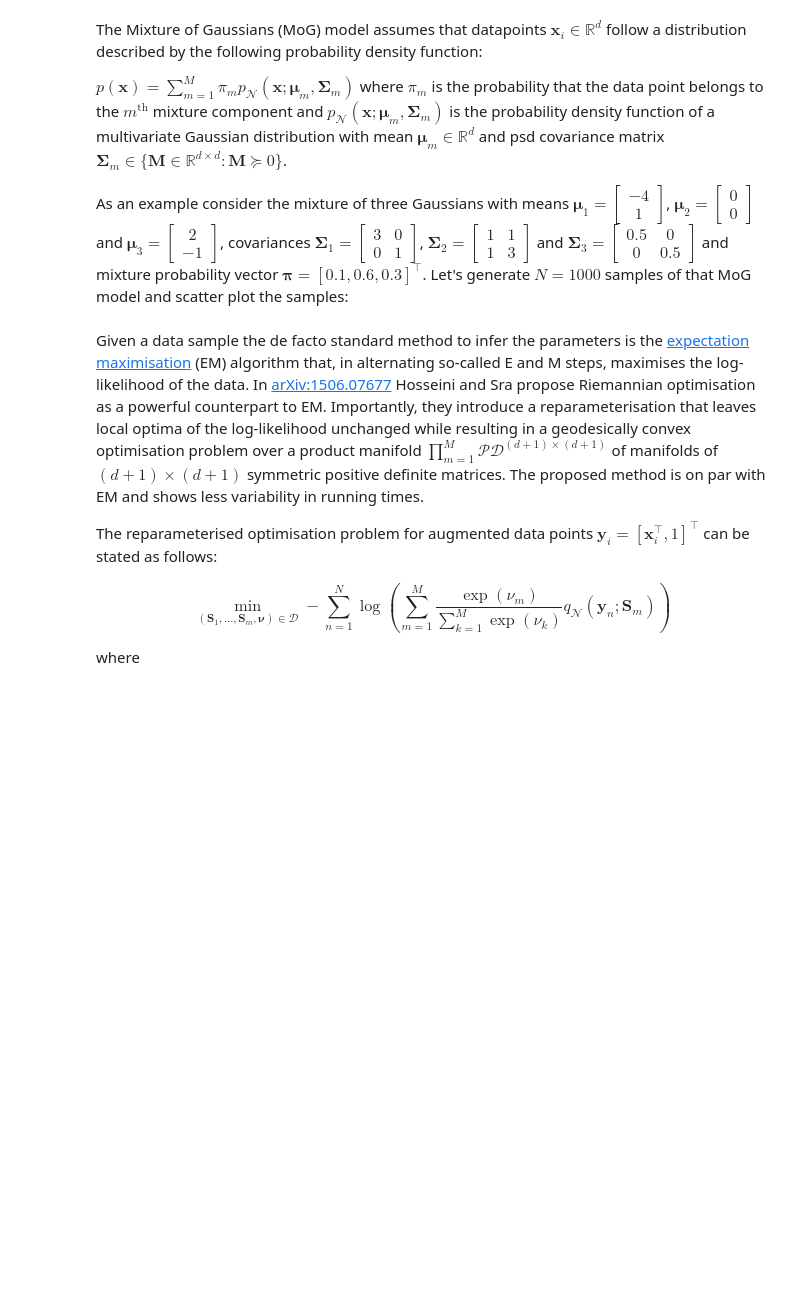
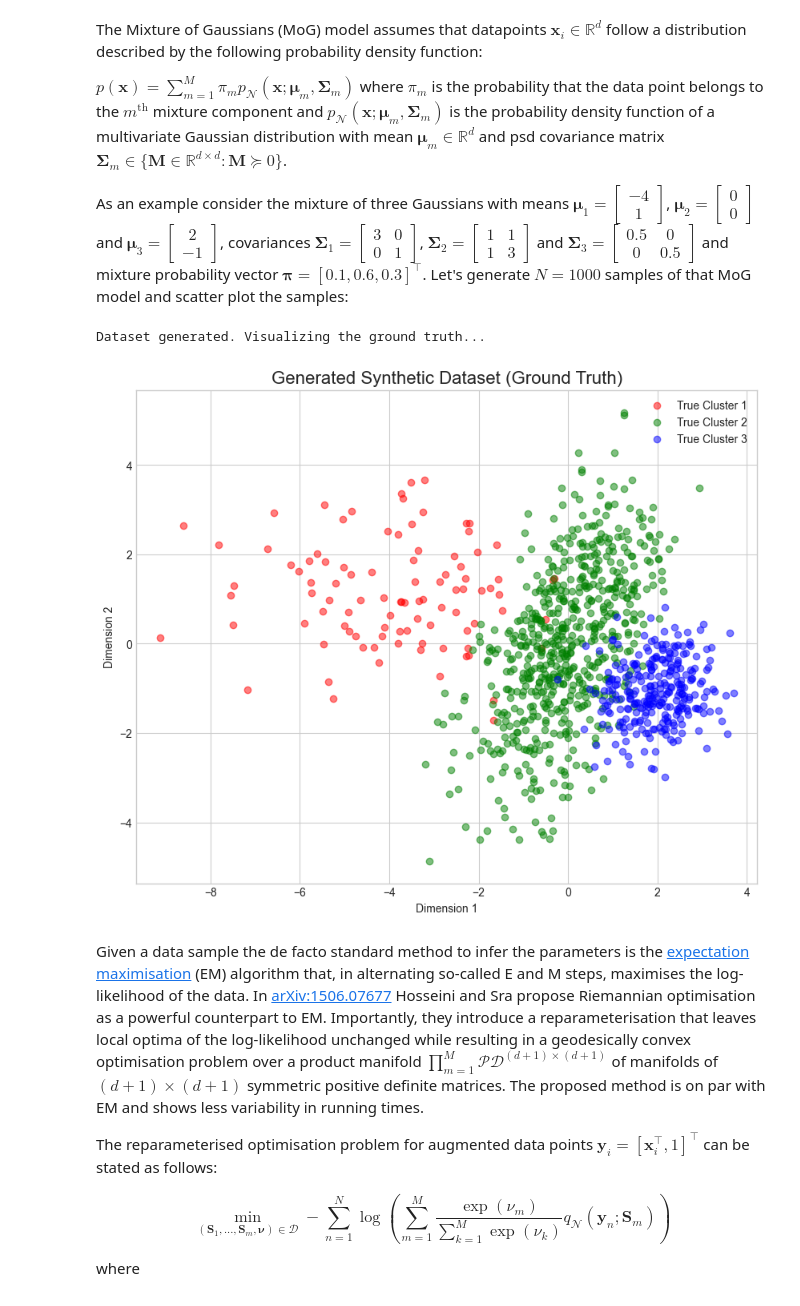
Before and after one commit to K-Class/pymanopt, a Jupyter notebook: examples/notebooks/mixture_of_gaussians.ipynb, the cells around one changed output. Cells and saved outputs as stored; diff of their text form; code cells hidden in the pictures; blank space fills up the shorter version.

```diff
--- a/examples/notebooks/mixture_of_gaussians.ipynb
+++ b/examples/notebooks/mixture_of_gaussians.ipynb
@@ -15,56 +15,71 @@ $\mathbf{\Sigma}_3 = \begin{bmatrix} 0.5 & 0 \\ 0 & 0.5 \end{bmatrix}$
 and mixture probability vector $\boldsymbol{\pi}=\left[0.1, 0.6, 0.3\right]^\top$.
 Let's generate $N=1000$ samples of that MoG model and scatter plot the samples:
 # %%
+# CODE 1: SYNTHETIC DATA GENERATION AND VISUALIZATION
+# ----------------------------------------------------
+
+# 1. Required Libraries
 import autograd.numpy as np
+import matplotlib.pyplot as plt
+import warnings
 
-
-np.set_printoptions(precision=2)
-import matplotlib.pyplot as plt
-
+# Suppress the specific "invalid value" RuntimeWarning from Pymanopt's ConjugateGradient.
+# This is a benign warning that occurs upon successful convergence.
+warnings.filterwarnings(
+    "ignore",
+    message="invalid value encountered in scalar divide",
+    category=RuntimeWarning,
+)
 
 %matplotlib inline
+plt.style.use('seaborn-v0_8-whitegrid')
+np.set_printoptions(precision=2, suppress=True)
 
-# Number of data points
-N = 1000
+# --- Step 1: Define Dataset Parameters ---
+N = 1000  # Number of data points
+D = 2     # Dimension of each data point
+K = 3     # Number of clusters
 
-# Dimension of each data point
-D = 2
-
-# Number of clusters
-K = 3
-
+# Ground Truth model parameters
 pi = [0.1, 0.6, 0.3]
 mu = [np.array([-4, 1]), np.array([0, 0]), np.array([2, -1])]
 Sigma = [
-    np.array([[3, 0], [0, 1]]),
-    np.array([[1, 1.0], [1, 3]]),
-    0.5 * np.eye(2),
+    np.array([[3.0, 0.0], [0.0, 1.0]]),
+    np.array([[1.0, 1.0], [1.0, 3.0]]),
+    0.5 * np.eye(D)
 ]
 
+# --- Step 2: Generate Synthetic Data from Parameters ---
 components = np.random.choice(K, size=N, p=pi)
 samples = np.zeros((N, D))
-# For each component, generate all needed samples
 for k in range(K):
-    # indices of current component in X
-    indices = k == components
-    # number of those occurrences
+    indices = (k == components)
     n_k = indices.sum()
     if n_k > 0:
-        samples[indices, :] = np.random.multivariate_normal(
-            mu[k], Sigma[k], n_k
-        )
+        samples[indices, :] = np.random.multivariate_normal(mu[k], Sigma[k], size=n_k)
 
-colors = ["r", "g", "b", "c", "m"]
+# --- Step 3: Visualize the Generated Data ---
+print("Dataset generated. Visualizing the ground truth...")
+plt.figure(figsize=(10, 8))
+colors = ["red", "green", "blue", "cyan", "magenta"]
 for k in range(K):
-    indices = k == components
+    indices = (k == components)
     plt.scatter(
-        samples[indices, 0],
-        samples[indices, 1],
-        alpha=0.4,
-        color=colors[k % K],
+        samples[indices, 0], samples[indices, 1],
+        alpha=0.5, color=colors[k % K], label=f'True Cluster {k+1}'
     )
-plt.axis("equal")
+plt.title('Generated Synthetic Dataset (Ground Truth)', fontsize=16)
+plt.xlabel('Dimension 1')
+plt.ylabel('Dimension 2')
+plt.legend()
+plt.axis('equal')
 plt.show()
+
+# After running this cell, the variables `N`, `D`, `K`, and `samples`
+# will remain in memory and can be used by the next cell (Code 2).
+# %% [output]
+Dataset generated. Visualizing the ground truth...
+[figure, added]
 # %% [markdown]
 Given a data sample the de facto standard method to infer the parameters is the [expectation maximisation](https://en.wikipedia.org/wiki/Expectation-maximization_algorithm) (EM) algorithm that, in alternating so-called E and M steps, maximises the log-likelihood of the data.
 In [arXiv:1506.07677](http://arxiv.org/pdf/1506.07677v1.pdf) Hosseini and Sra propose Riemannian optimisation as a powerful counterpart to EM. Importantly, they introduce a reparameterisation that leaves local optima of the log-likelihood unchanged while resulting in a geodesically convex optimisation problem over a product manifold $\prod_{m=1}^M\mathcal{PD}^{(d+1)\times(d+1)}$ of manifolds of $(d+1)\times(d+1)$ symmetric positive definite matrices.
```
Also changed, not shown: parts of 7 cells of this notebook.
